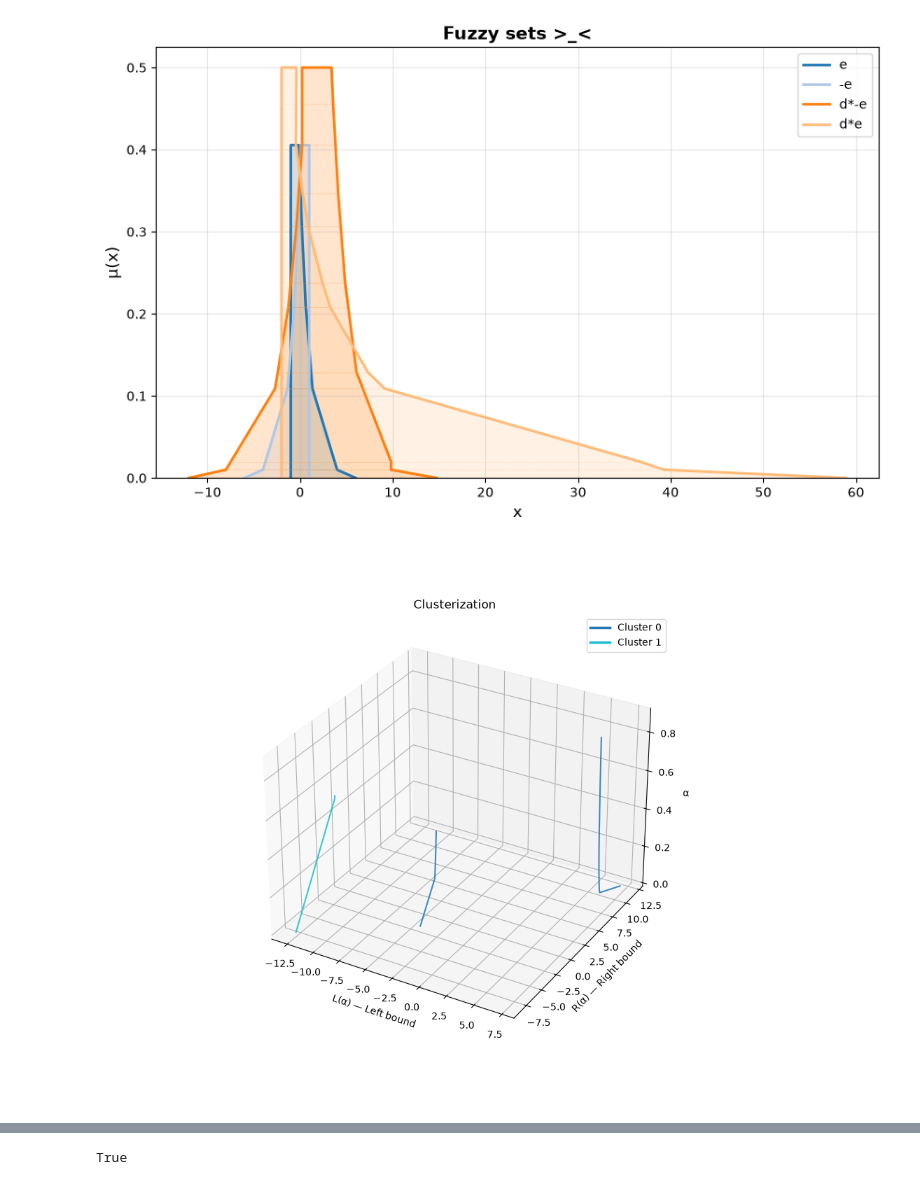
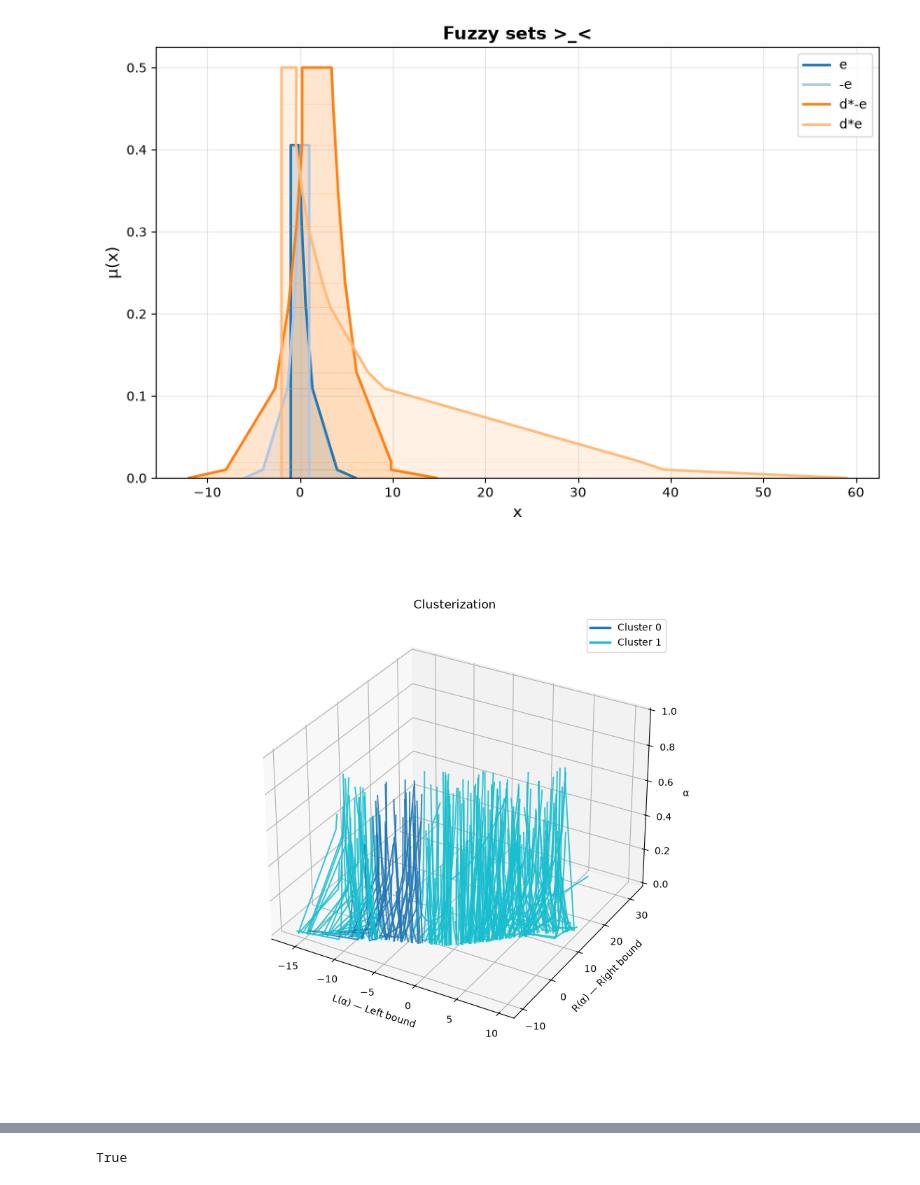
Before and after one commit to DeZtrOiD/fuzzy_module, a Jupyter notebook: main.ipynb, the cells around one changed output, grey strips where cells are left out. Cells and saved outputs as stored; diff of their text form; code cells hidden in the pictures.

```diff
--- a/main.ipynb
+++ b/main.ipynb
@@ -55,19 +52,14 @@ plot_fuzzy_sets([ e, -e, d*(-e), d*e], labels=['e','-e', 'd*-e', 'd*e'])
 # %%
 plt.close()
 %matplotlib widget
 
-from fuzzy_module.clasterization import (
-    generate_fuzzy_epxs,
-    cluster_by_count,
-    cluster_by_criterion,
-)
-
-fuzzy_sets = generate_fuzzy_epxs(3)
+fuzzy_sets = generate_fuzzy_epxs(300)
 
 labels, _ = cluster_by_criterion(fuzzy_sets, max_k=6, criterion="silhouette")
 # labels = cluster_by_count(fuzzy_sets, k=4)
 
 plot_fuzzy_sets_3d(fuzzy_sets, labels, title="Clusterization")
 plt.show()
+# срез по множеству альфа уровня
 # %% [output]
-[figure, old version]
+[figure, new version]
```
Also changed, not shown: parts of 6 cells of this notebook, 2 other files.
